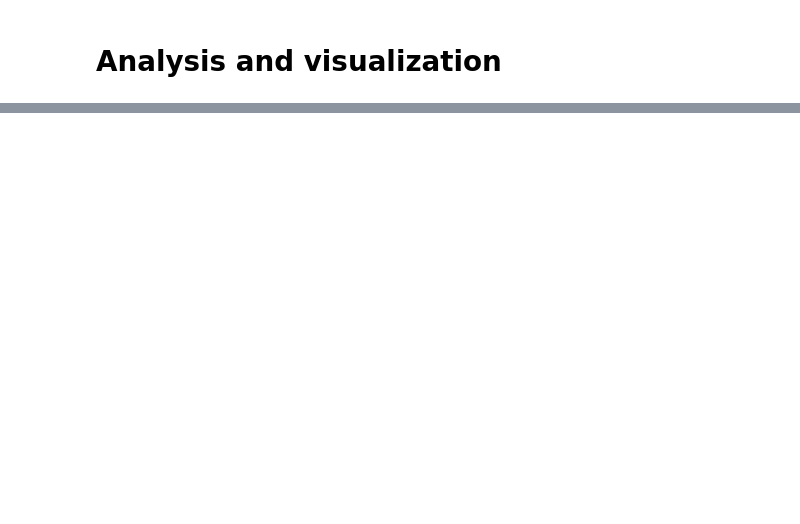
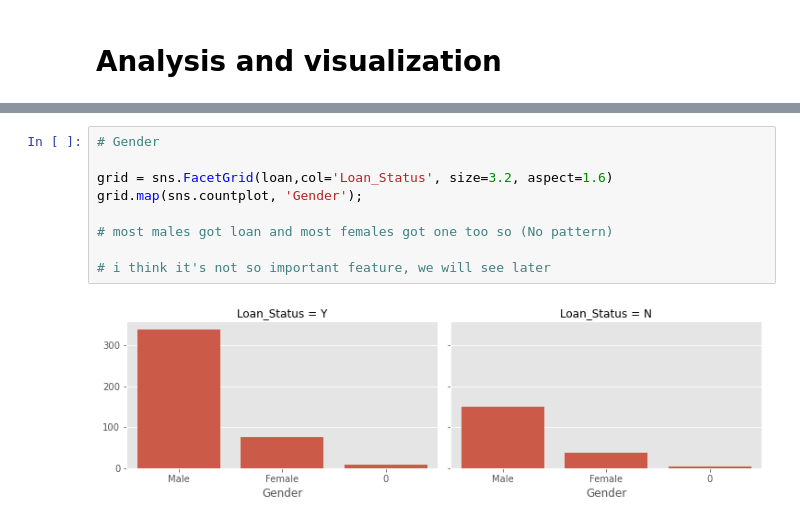
Before and after one commit to Winnie-Sepz/Data-Science-Projects, a Jupyter notebook: Mini project 3/Mini_project_3_Winnie.ipynb, the cells around one changed output, grey strips where cells are left out. Drawn from its saved outputs; the diff is of its cells as text; blank space fills up the shorter version.

```diff
--- a/Mini project 3/Mini_project_3_Winnie.ipynb
+++ b/Mini project 3/Mini_project_3_Winnie.ipynb
@@ -428,0 +264,11 @@ classification_error
+# %%
+# Gender
+
+grid = sns.FacetGrid(loan,col='Loan_Status', size=3.2, aspect=1.6)
+grid.map(sns.countplot, 'Gender');
+
+# most males got loan and most females got one too so (No pattern)
+
+# i think it's not so important feature, we will see later
+# %% [output]
+[figure, added]
```
Also changed, not shown: parts of 281 cells of this notebook.
